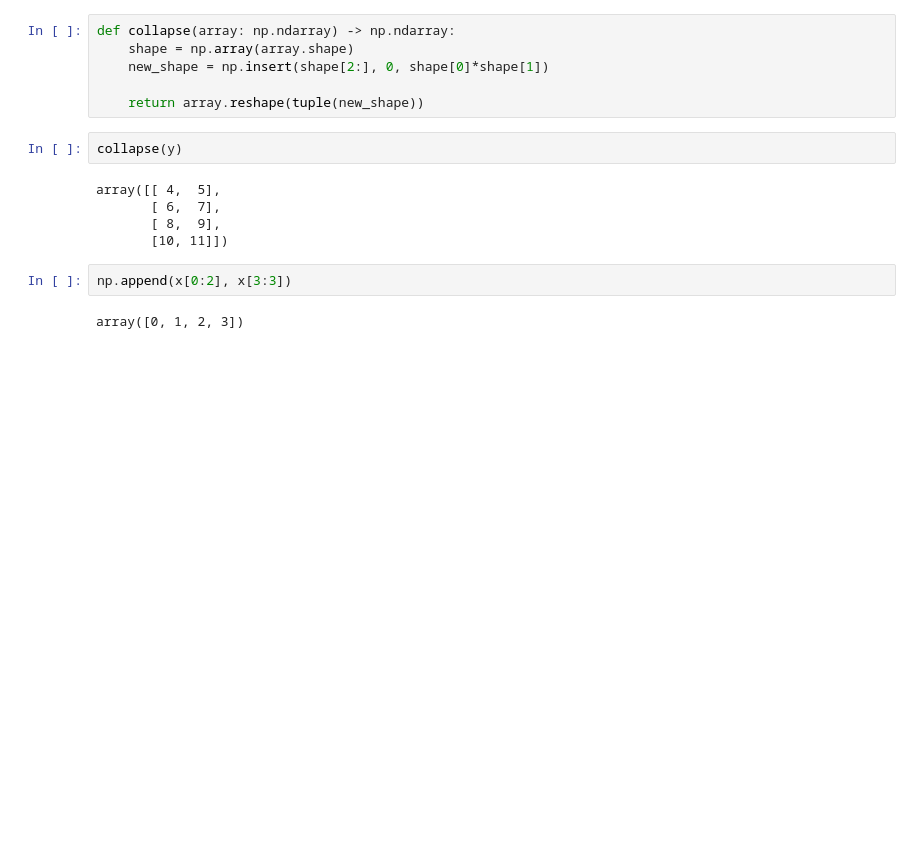
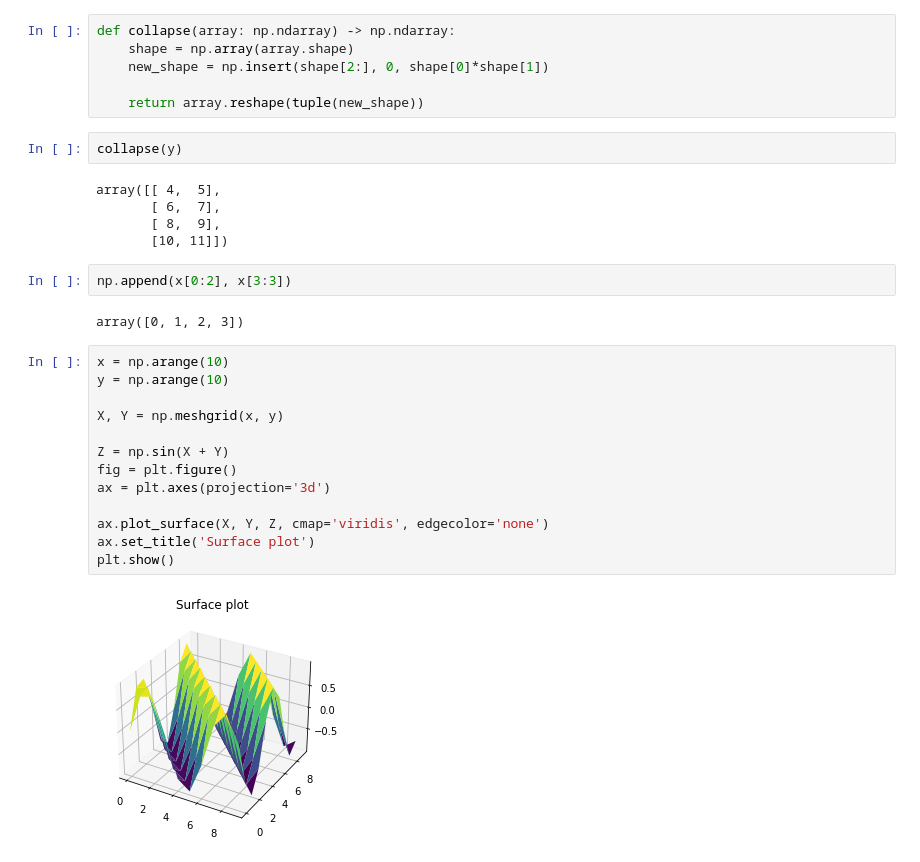
Before and after one commit to AgainstEntropy/CS231n-assignment2021, a Jupyter notebook: assignment1/test.ipynb, the cells around one changed output. Drawn from its saved outputs; the diff is of its cells as text; blank space fills up the shorter version.

```diff
--- a/assignment1/test.ipynb
+++ b/assignment1/test.ipynb
@@ -92,3 +93,18 @@ array([[ 4,  5],
 np.append(x[0:2], x[3:3])
 # %% [output]
 array([0, 1, 2, 3])
+# %%
+x = np.arange(10)
+y = np.arange(10)
+
+X, Y = np.meshgrid(x, y)
+
+Z = np.sin(X + Y)
+fig = plt.figure()
+ax = plt.axes(projection='3d')
+
+ax.plot_surface(X, Y, Z, cmap='viridis', edgecolor='none')
+ax.set_title('Surface plot')
+plt.show()
+# %% [output]
+[figure, added]
```
Also changed, not shown: parts of 4 cells of this notebook, 4 other files.
